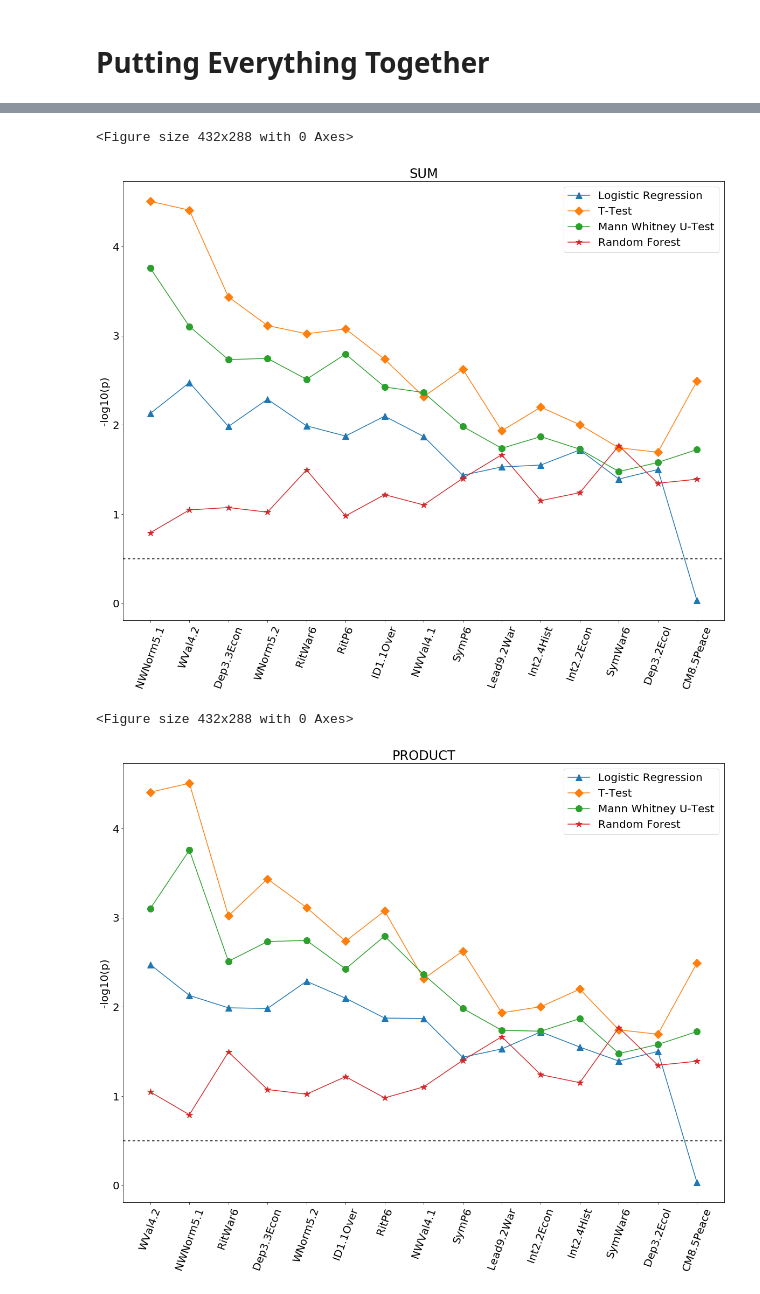
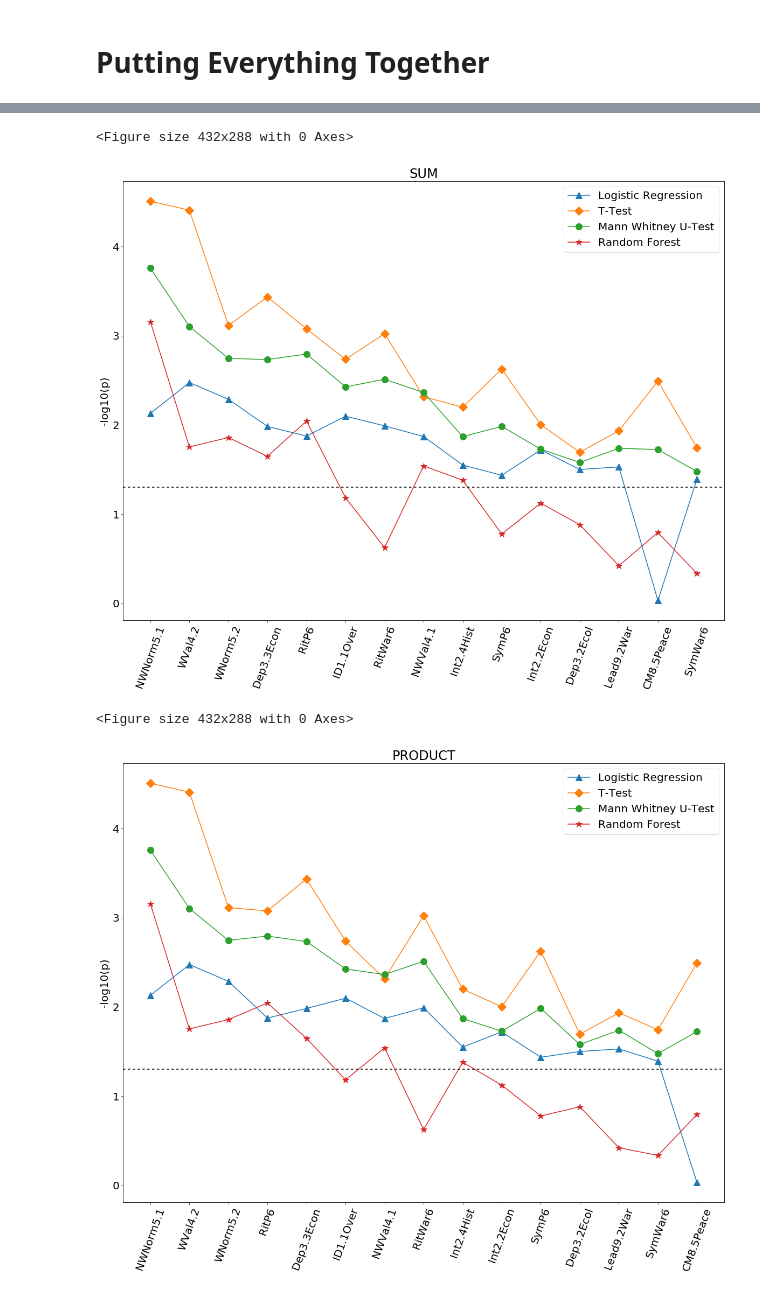
Before and after one commit to knarfamlap/Peace_System, a Jupyter notebook: main.ipynb, the cells around one changed output, grey strips where cells are left out. Drawn from its saved outputs; the diff is of its cells as text; code cells hidden in the pictures.

Commit message:
adds new normalization for random forest importances

```diff
--- a/main.ipynb
+++ b/main.ipynb
@@ -379,7 +379,7 @@ all_methods = pd.DataFrame({
     'MannWhitneyU_Test' : mannwhitneyu['mannwhitneyu_p_value'],
     'T_Test' : ttest['ttest_p_value'],
     'Logistic_Regression' : logit_results['Logistic_Sig_Level'],
-    'Log_Random_Forest' : np.log10(1 / (rfc_feature_importances['rfc_feature_importance'])),
+    'Log_Random_Forest' : ((rfc_feature_importances['rfc_feature_importance'])/(rfc_feature_importances['rfc_feature_importance'].mean())) * np.log10(1/0.05),
     'Log_MannWhitneyU_Test' : np.log10(1 / (mannwhitneyu['mannwhitneyu_p_value'])),
     'Log_T_Test' : np.log10(1 / ttest['ttest_p_value']),
     'Log_Logistic_Regression' : np.log10(1 / (logit_results['Logistic_Sig_Level']))
@@ -545,9 +545,9 @@ plt.subplots(figsize=(20,15))
 plt.title('SUM')
 
 for col in methods_srted_logsum[log_columns].columns:
-    plt.plot(methods_srted_logsum[col], marker=next(marker), markersize=12)
+        plt.plot(methods_srted_logsum[col], marker=next(marker), markersize=12)
 
-plt.axhline(0.5, 0, color='black', label='0.5', dashes=(3,3))
+plt.axhline(np.log10(1/0.05), 0, color='black', label='0.5', dashes=(3,3))
 plt.xticks(range(X.shape[1]), methods_srted_logsum.index.values, rotation=70)
 plt.ylabel('-log10(p)')
 plt.legend(methods_names)
@@ -556,23 +556,23 @@ plt.savefig('sum.png')
 plt.show()
 # %% [output]
 <Figure size 432x288 with 0 Axes>
-[figure, old version]
+[figure, new version]
 # %%
 plt.figure()
 plt.rcParams.update({'font.size': 20})
 plt.subplots(figsize=(20,15))
 plt.title('PRODUCT')
 
 for col in methods_srted_logproduct[log_columns].columns:
-    plt.plot(methods_srted_logproduct[col], marker=next(marker), markersize=12)
+        plt.plot(methods_srted_logproduct[col], marker=next(marker), markersize=12)
 
-plt.axhline(0.5, 0, color='black', label='0.5', dashes=(3,3))
+plt.axhline(np.log10(1/0.05), 0, color='black', label='0.5', dashes=(3,3))
 plt.xticks(range(X.shape[1]), methods_srted_logproduct.index.values, rotation=70)
 plt.ylabel('-log10(p)')
 plt.legend(methods_names)
 
 plt.savefig('product.png')
 plt.show()
 # %% [output]
 <Figure size 432x288 with 0 Axes>
-[figure, old version]
+[figure, new version]
```
Also changed, not shown: parts of 7 cells of this notebook, 2 other files.
